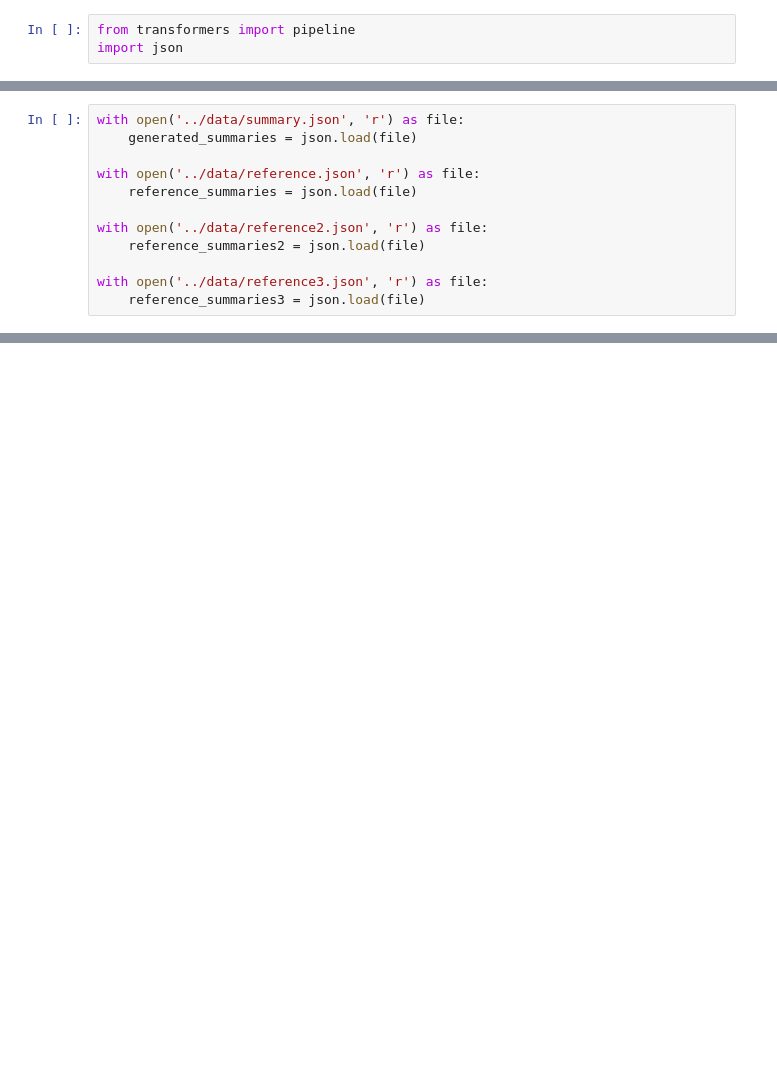
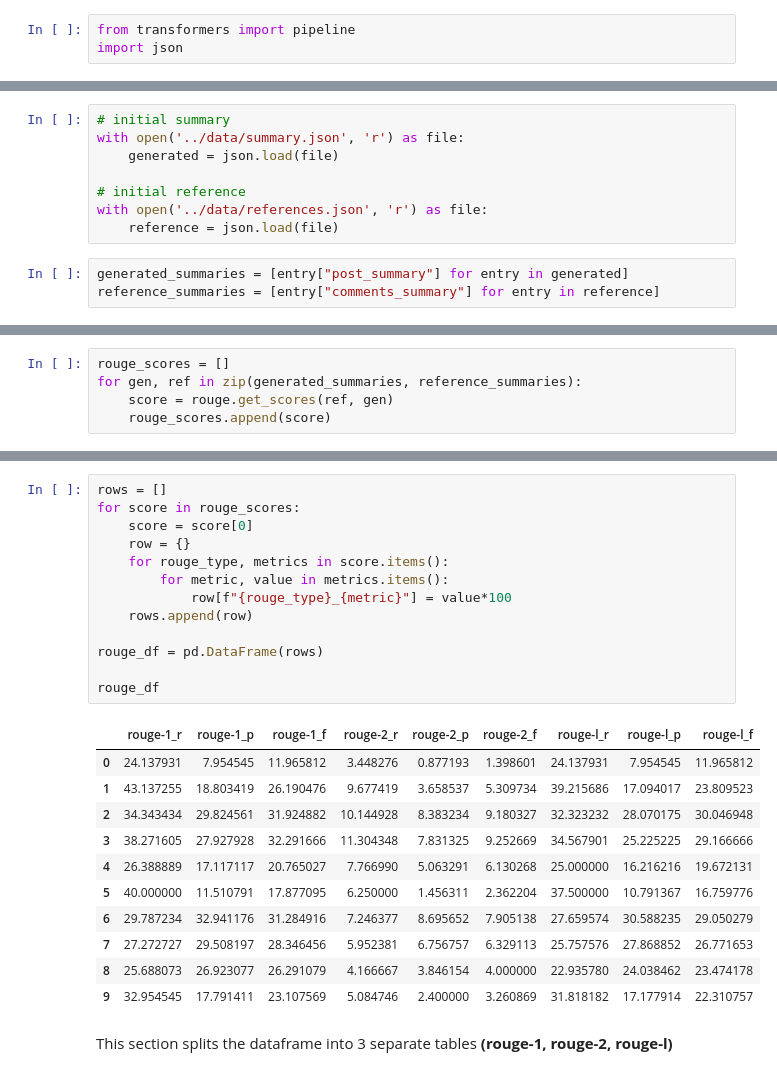
Before and after one commit to julsCadenas/summarize-reddit, a Jupyter notebook: notebooks/eval.ipynb, the cells around one changed output, grey strips where cells are left out. Saved outputs shown, nothing was run; the diff lists cells and outputs as text; blank space fills up the shorter version.

Commit message:
evaluated the model using rouge and bertscore

```diff
--- a/notebooks/eval.ipynb
+++ b/notebooks/eval.ipynb
@@ -294,12 +5,0 @@ def tokenize_summary(entry):
-# %%
-with open('../data/summary.json', 'r') as file:
-    generated_summaries = json.load(file)
-
-with open('../data/reference.json', 'r') as file:
-    reference_summaries = json.load(file)
-
-with open('../data/reference2.json', 'r') as file:
-    reference_summaries2 = json.load(file)
-
-with open('../data/reference3.json', 'r') as file:
-    reference_summaries3 = json.load(file)
@@ -328,0 +76,11 @@ METEOR score: 0.24830702899410625
+# %%
+# initial summary
+with open('../data/summary.json', 'r') as file:
+    generated = json.load(file)
+
+# initial reference
+with open('../data/references.json', 'r') as file:
+    reference = json.load(file)
+# %%
+generated_summaries = [entry["post_summary"] for entry in generated]
+reference_summaries = [entry["comments_summary"] for entry in reference]
@@ -328,0 +104,5 @@ METEOR score: 0.24830702899410625
+# %%
+rouge_scores = []
+for gen, ref in zip(generated_summaries, reference_summaries):
+    score = rouge.get_scores(ref, gen)
+    rouge_scores.append(score)
@@ -328,0 +119,27 @@ METEOR score: 0.24830702899410625
+# %%
+rows = []
+for score in rouge_scores:
+    score = score[0]
+    row = {}
+    for rouge_type, metrics in score.items():
+        for metric, value in metrics.items():
+            row[f"{rouge_type}_{metric}"] = value*100
+    rows.append(row)
+
+rouge_df = pd.DataFrame(rows)
+
+rouge_df
+# %% [output]
+|  | rouge-1_r | rouge-1_p | rouge-1_f | rouge-2_r | rouge-2_p | rouge-2_f | rouge-l_r | rouge-l_p | rouge-l_f |
+| 0 | 24.137931 | 7.954545 | 11.965812 | 3.448276 | 0.877193 | 1.398601 | 24.137931 | 7.954545 | 11.965812 |
+| 1 | 43.137255 | 18.803419 | 26.190476 | 9.677419 | 3.658537 | 5.309734 | 39.215686 | 17.094017 | 23.809523 |
+| 2 | 34.343434 | 29.824561 | 31.924882 | 10.144928 | 8.383234 | 9.180327 | 32.323232 | 28.070175 | 30.046948 |
+| 3 | 38.271605 | 27.927928 | 32.291666 | 11.304348 | 7.831325 | 9.252669 | 34.567901 | 25.225225 | 29.166666 |
+| 4 | 26.388889 | 17.117117 | 20.765027 | 7.766990 | 5.063291 | 6.130268 | 25.000000 | 16.216216 | 19.672131 |
+| 5 | 40.000000 | 11.510791 | 17.877095 | 6.250000 | 1.456311 | 2.362204 | 37.500000 | 10.791367 | 16.759776 |
+| 6 | 29.787234 | 32.941176 | 31.284916 | 7.246377 | 8.695652 | 7.905138 | 27.659574 | 30.588235 | 29.050279 |
+| 7 | 27.272727 | 29.508197 | 28.346456 | 5.952381 | 6.756757 | 6.329113 | 25.757576 | 27.868852 | 26.771653 |
+| 8 | 25.688073 | 26.923077 | 26.291079 | 4.166667 | 3.846154 | 4.000000 | 22.935780 | 24.038462 | 23.474178 |
+| 9 | 32.954545 | 17.791411 | 23.107569 | 5.084746 | 2.400000 | 3.260869 | 31.818182 | 17.177914 | 22.310757 |
+# %% [markdown]
+This section splits the dataframe into 3 separate tables **(rouge-1, rouge-2, rouge-l)**
```
Also changed, not shown: parts of 78 cells of this notebook, 1 other file.
